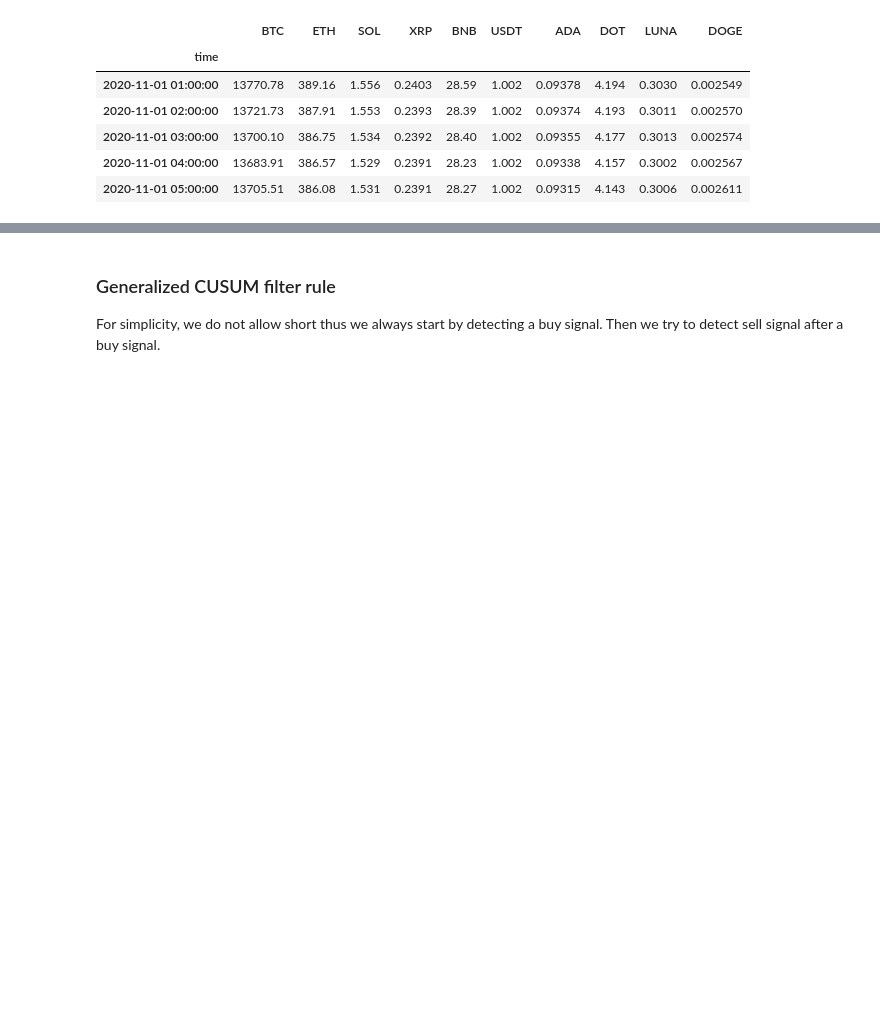
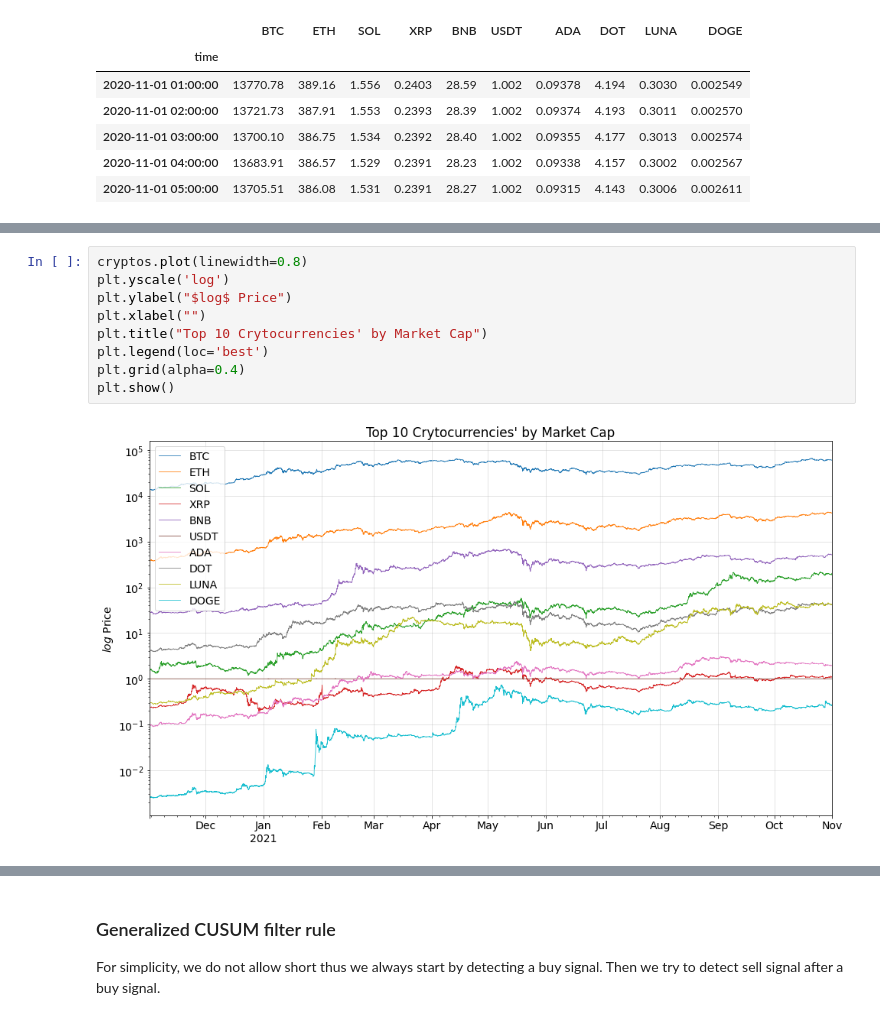
Before and after one commit to type-null/crypto-control, a Jupyter notebook: code/CUSUM4Crypto.ipynb, the cells around one changed output, grey strips where cells are left out. Saved outputs shown, nothing was run; the diff lists cells and outputs as text; blank space fills up the shorter version.

```diff
--- a/code/CUSUM4Crypto.ipynb
+++ b/code/CUSUM4Crypto.ipynb
@@ -41,0 +52,11 @@ cryptos.head()
+# %%
+cryptos.plot(linewidth=0.8)
+plt.yscale('log')
+plt.ylabel("$log$ Price")
+plt.xlabel("")
+plt.title("Top 10 Crytocurrencies' by Market Cap")
+plt.legend(loc='best')
+plt.grid(alpha=0.4)
+plt.show()
+# %% [output]
+[figure, added]
```
Also changed, not shown: parts of 105 cells of this notebook, 6 other files.
